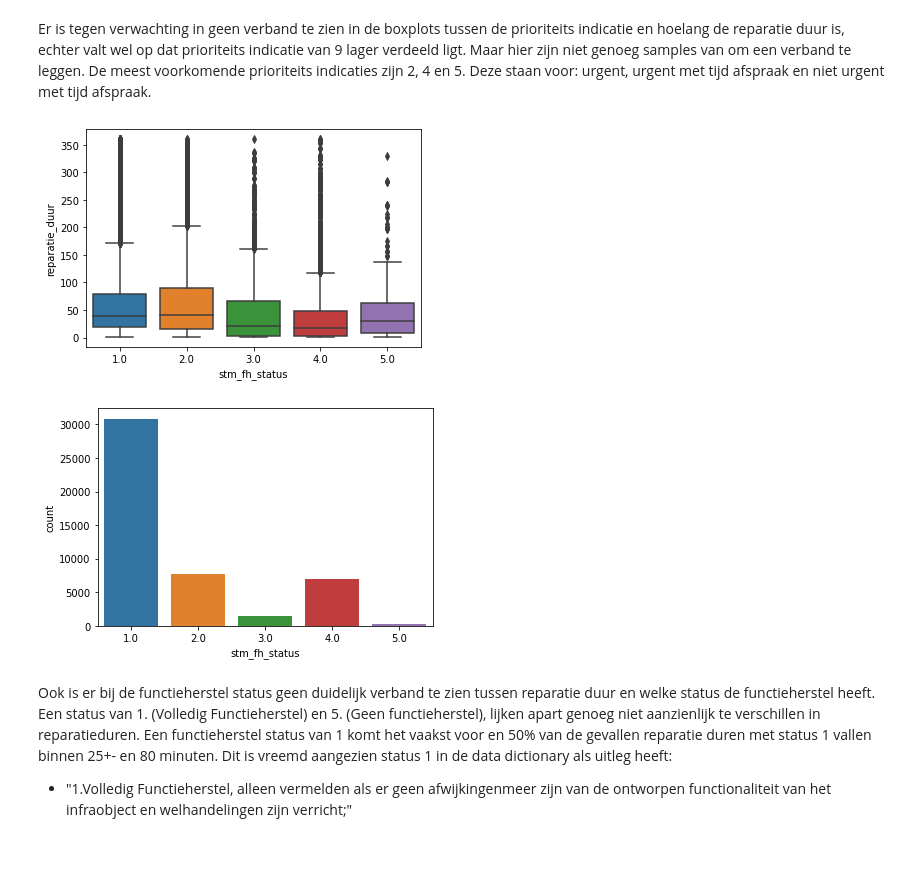
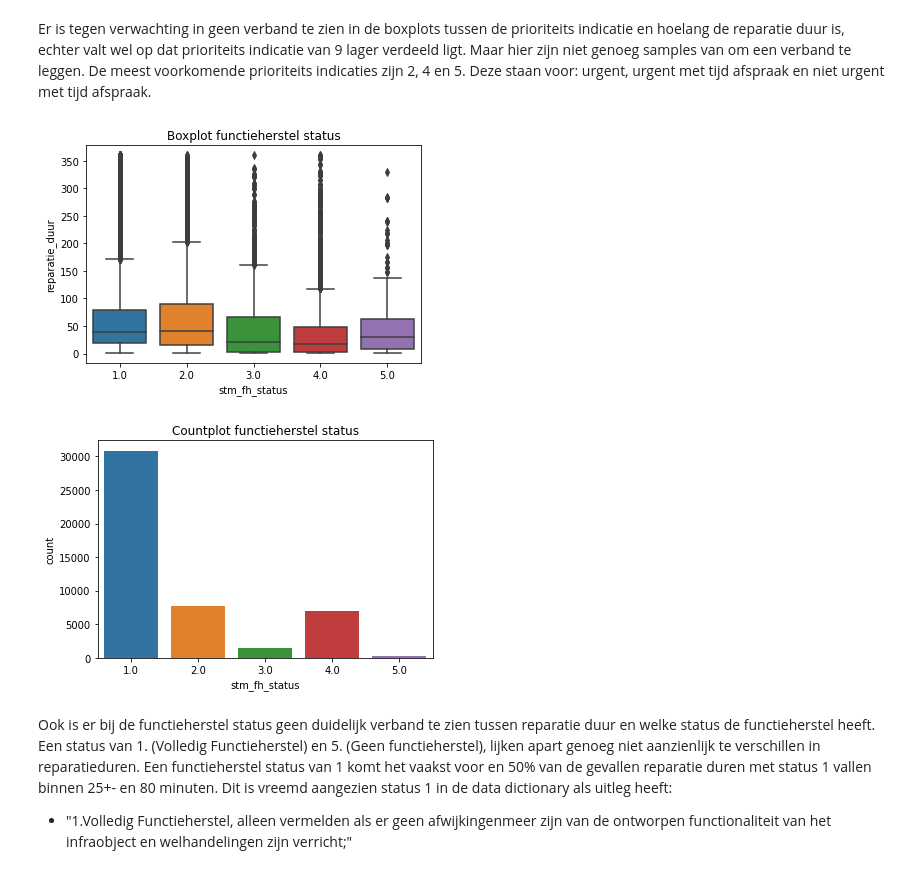
Before and after one commit to sbeetsma/DDB_groep5, a Jupyter notebook: prorail_1.ipynb, the cells around one changed output. Drawn from its saved outputs; the diff is of its cells as text; code cells hidden in the pictures.

```diff
--- a/prorail_1.ipynb
+++ b/prorail_1.ipynb
@@ -1227,12 +1228,14 @@ De meest voorkomende prioriteits indicaties zijn 2, 4 en 5.
 Deze staan voor: urgent, urgent met tijd afspraak en niet urgent met tijd afspraak.
 # %%
 sns.boxplot(y='reparatie_duur', x='stm_fh_status', data=dataset_m4)
+plt.title('Boxplot functieherstel status')
 plt.show()
 sns.countplot(x='stm_fh_status', data=dataset_m4)
+plt.title('Countplot functieherstel status')
 plt.show()
 # %% [output]
-[figure, old version]
+[figure, new version]
-[figure, old version]
+[figure, new version]
 # %% [markdown]
 Ook is er bij de functieherstel status geen duidelijk verband te zien tussen reparatie duur en welke status de functieherstel heeft.
 Een status van 1. (Volledig Functieherstel) en 5. (Geen functieherstel), lijken apart genoeg niet aanzienlijk te verschillen in reparatieduren.
```
Also changed, not shown: parts of 12 cells of this notebook.
